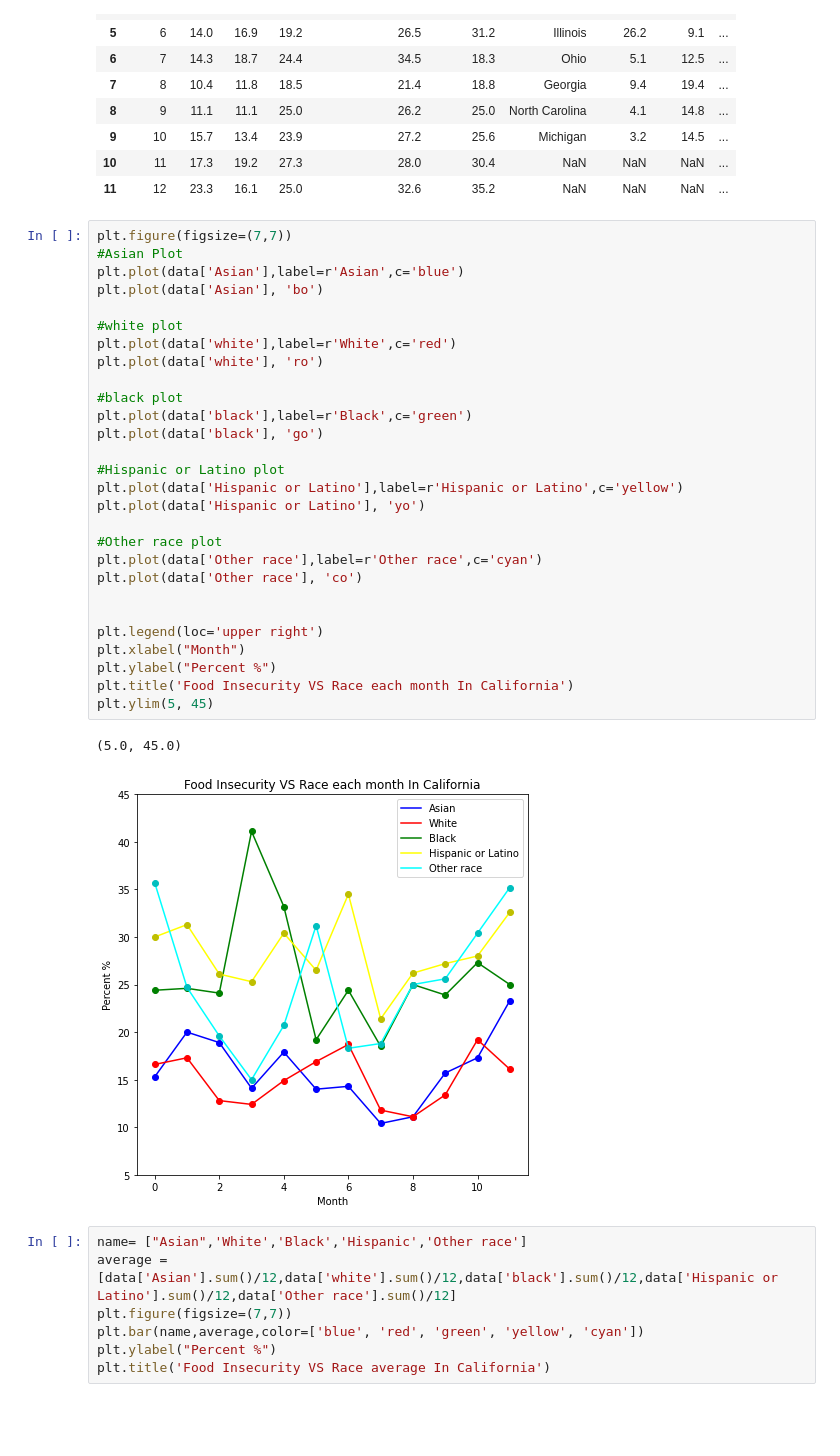
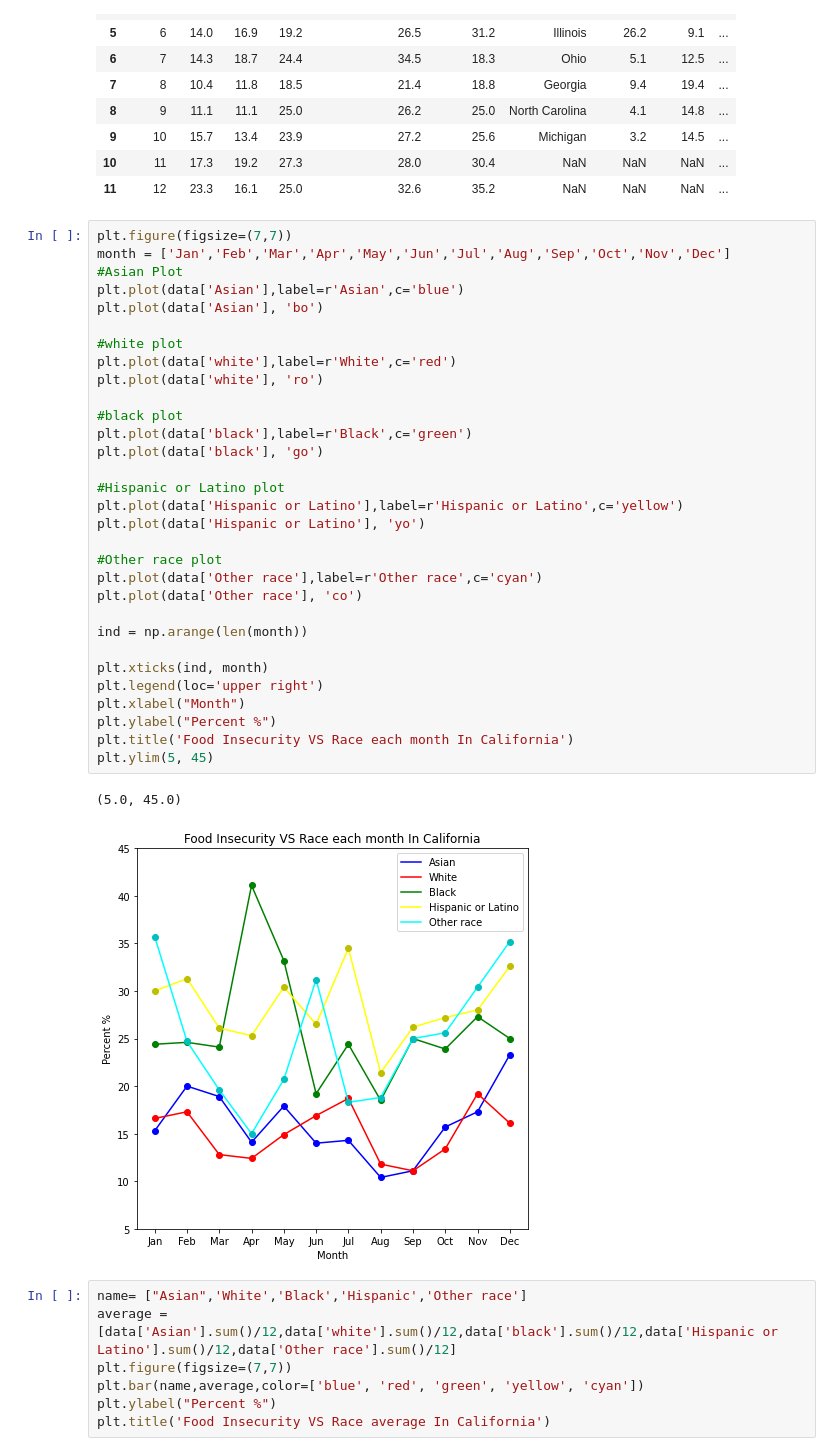
Before and after one commit to MCsweetsoup/ECE143-FinalProject, a Jupyter notebook: Food Insercuity.ipynb, the cells around one changed output. Cells and saved outputs as stored; diff of their text form; blank space fills up the shorter version.

```diff
--- a/Food Insercuity.ipynb
+++ b/Food Insercuity.ipynb
@@ -23,35 +23,38 @@ data
 | 11 | 12 | 23.3 | 16.1 | 25.0 | 32.6 | 35.2 | NaN | NaN | NaN | ... |
 # %%
 plt.figure(figsize=(7,7))
+month = ['Jan','Feb','Mar','Apr','May','Jun','Jul','Aug','Sep','Oct','Nov','Dec']
 #Asian Plot
 plt.plot(data['Asian'],label=r'Asian',c='blue')
 plt.plot(data['Asian'], 'bo')
 
 #white plot
 plt.plot(data['white'],label=r'White',c='red')
 plt.plot(data['white'], 'ro')
 
 #black plot
 plt.plot(data['black'],label=r'Black',c='green')
 plt.plot(data['black'], 'go')
 
 #Hispanic or Latino plot
 plt.plot(data['Hispanic or Latino'],label=r'Hispanic or Latino',c='yellow')
 plt.plot(data['Hispanic or Latino'], 'yo')
 
 #Other race plot
 plt.plot(data['Other race'],label=r'Other race',c='cyan')
 plt.plot(data['Other race'], 'co')
 
+ind = np.arange(len(month))
 
+plt.xticks(ind, month)
 plt.legend(loc='upper right')
 plt.xlabel("Month")
 plt.ylabel("Percent %")
 plt.title('Food Insecurity VS Race each month In California')
 plt.ylim(5, 45)
 # %% [output]
 (5.0, 45.0)
-[figure, old version]
+[figure, new version]
 # %%
 name= ["Asian",'White','Black','Hispanic','Other race']
 average = [data['Asian'].sum()/12,data['white'].sum()/12,data['black'].sum()/12,data['Hispanic or Latino'].sum()/12,data['Other race'].sum()/12]
```
Also changed, not shown: parts of 1 cell of this notebook, 7 other files.
